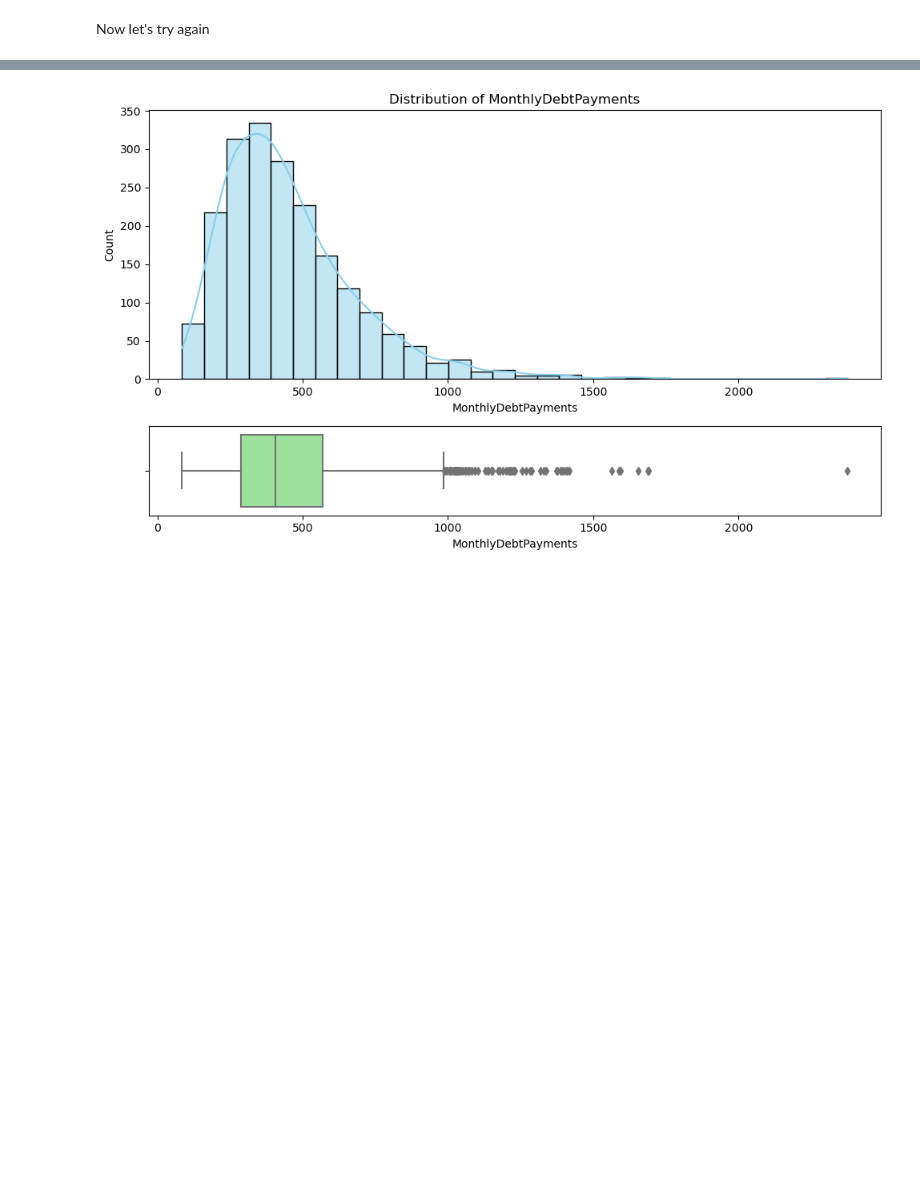
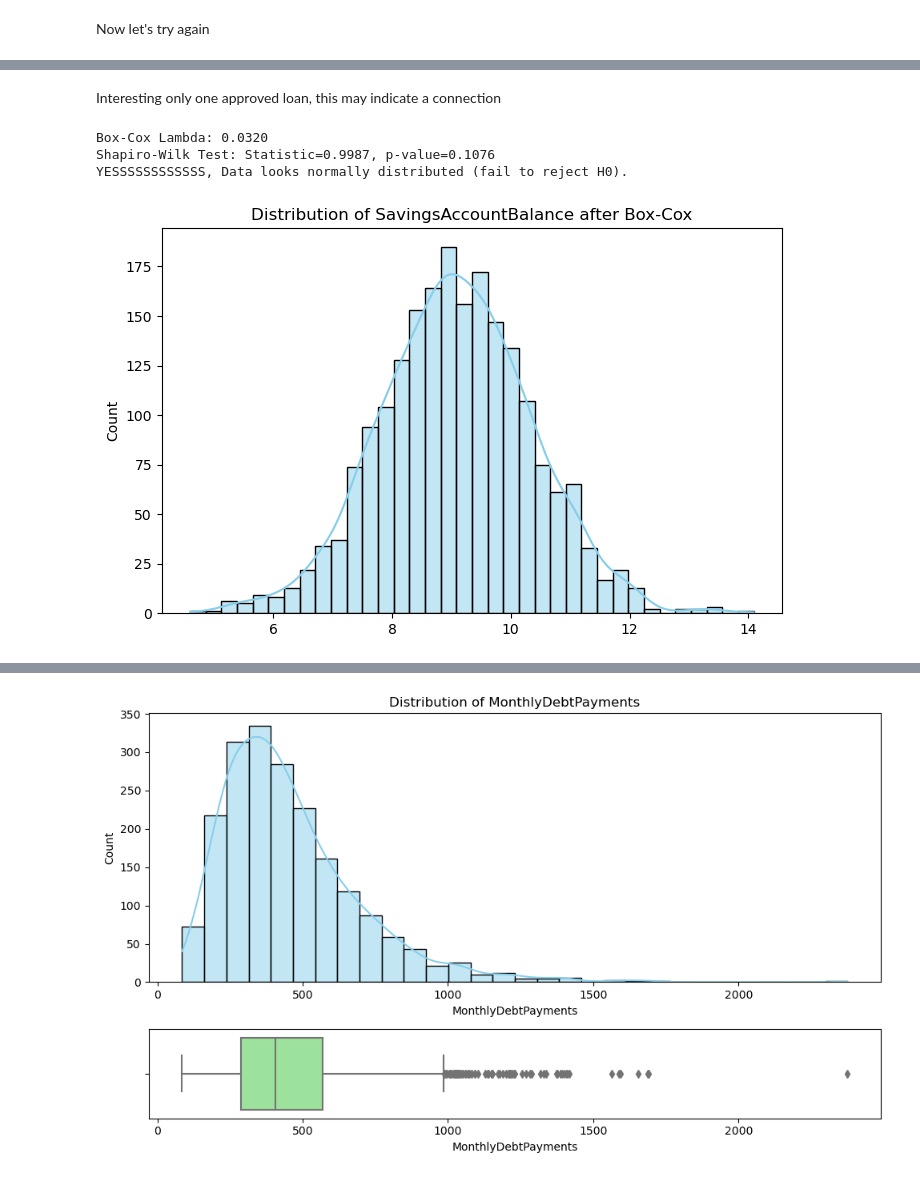
Before and after one commit to KimiyaVahidMotlagh/QBC-DA10-Group4Project1, a Jupyter notebook: DA10_EDA(Arash).ipynb, the cells around one changed output, grey strips where cells are left out. Drawn from its saved outputs; the diff is of its cells as text; code cells hidden in the pictures; blank space fills up the shorter version.

```diff
--- a/DA10_EDA(Arash).ipynb
+++ b/DA10_EDA(Arash).ipynb
@@ -720,0 +794,9 @@ Right-Skewed distribution.
+# %% [markdown]
+Interesting only one approved loan, this may indicate a connection
+# %%
+normalized_data, lambda_val, method = normalize_nomerical_data(fin_df, col='SavingsAccountBalance')
+# %% [output]
+Box-Cox Lambda: 0.0320
+Shapiro-Wilk Test: Statistic=0.9987, p-value=0.1076
+YESSSSSSSSSSSS, Data looks normally distributed (fail to reject H0).
+[figure, added]
```
Also changed, not shown: parts of 35 cells of this notebook.
